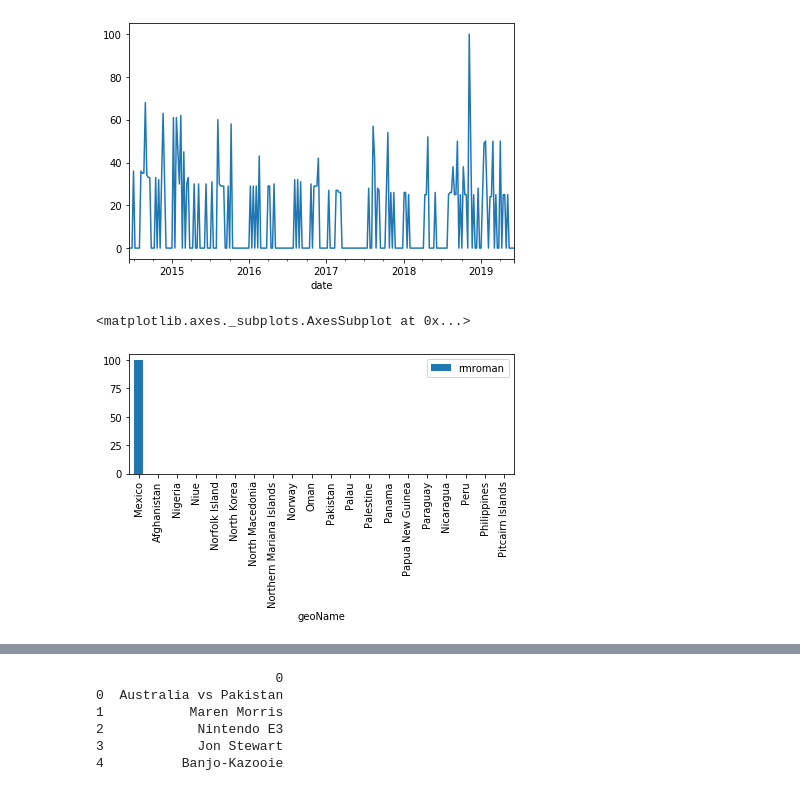
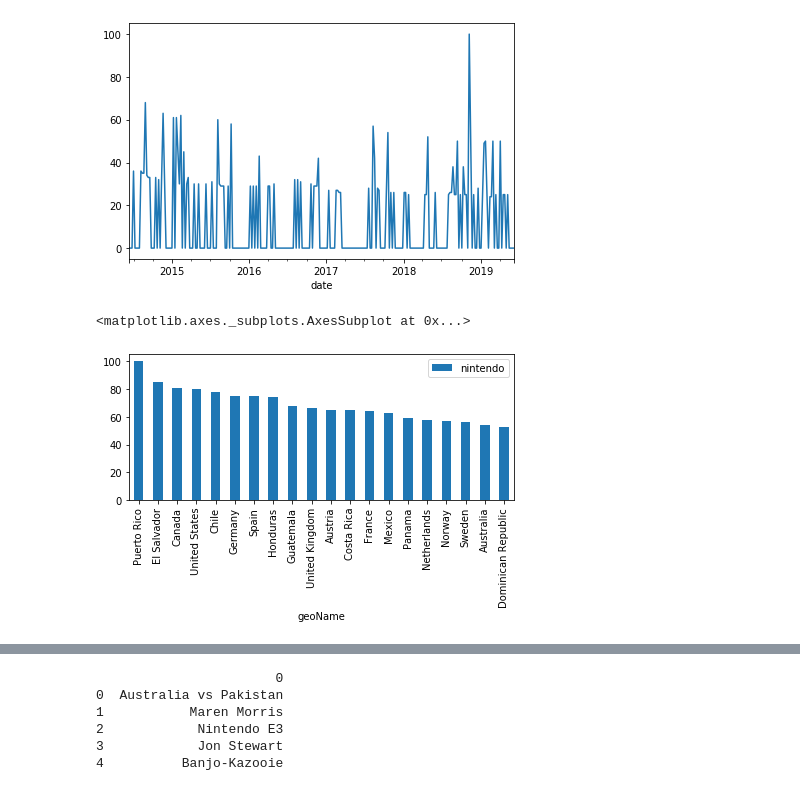
Before and after one commit to rmroman/dataPy_CADi, a Jupyter notebook: dataPyPersonal/GoogleTrends.ipynb, the cells around one changed output, grey strips where cells are left out. Cells and saved outputs as stored; diff of their text form; code cells hidden in the pictures.

```diff
--- a/dataPyPersonal/GoogleTrends.ipynb
+++ b/dataPyPersonal/GoogleTrends.ipynb
@@ -48,16 +48,16 @@ date
 # %%
 # %%%%%%%%%%%%%%%%%%%%%%%%%%%%%%%%%%%%%%%%%%%%%%%%%%%%%%%%%%%%%%%%%%%%%%%%%%%%%
 # Interest by Region
 interest_by_region_df = pytrends.interest_by_region()
 interest_by_region_df.sort_values(
-    by=["rmroman"], ascending=False, inplace=True
+    by=["nintendo"], ascending=False, inplace=True
 )
 interest_by_region_df.iloc[:20].plot.bar()
 # fig = interest_by_region_df.iloc[:20].plot.bar()
 # fig.get_figure().savefig('trends.png',dpi=500)
 # %% [output]
 <matplotlib.axes._subplots.AxesSubplot at 0x...>
-[figure, old version]
+[figure, new version]
 # %%
 # %%%%%%%%%%%%%%%%%%%%%%%%%%%%%%%%%%%%%%%%%%%%%%%%%%%%%%%%%%%%%%%%%%%%%%%%%%%%%
 # Related Queries, returns a dictionary of dataframes
```
Also changed, not shown: parts of 5 cells of this notebook, 1 other file.
